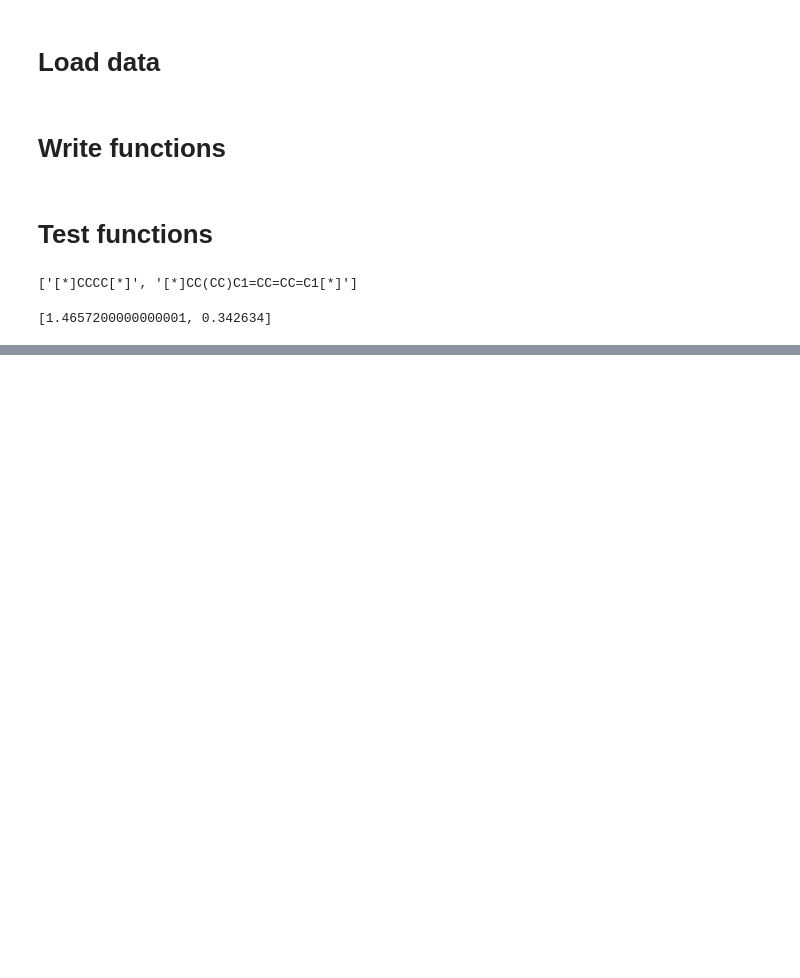
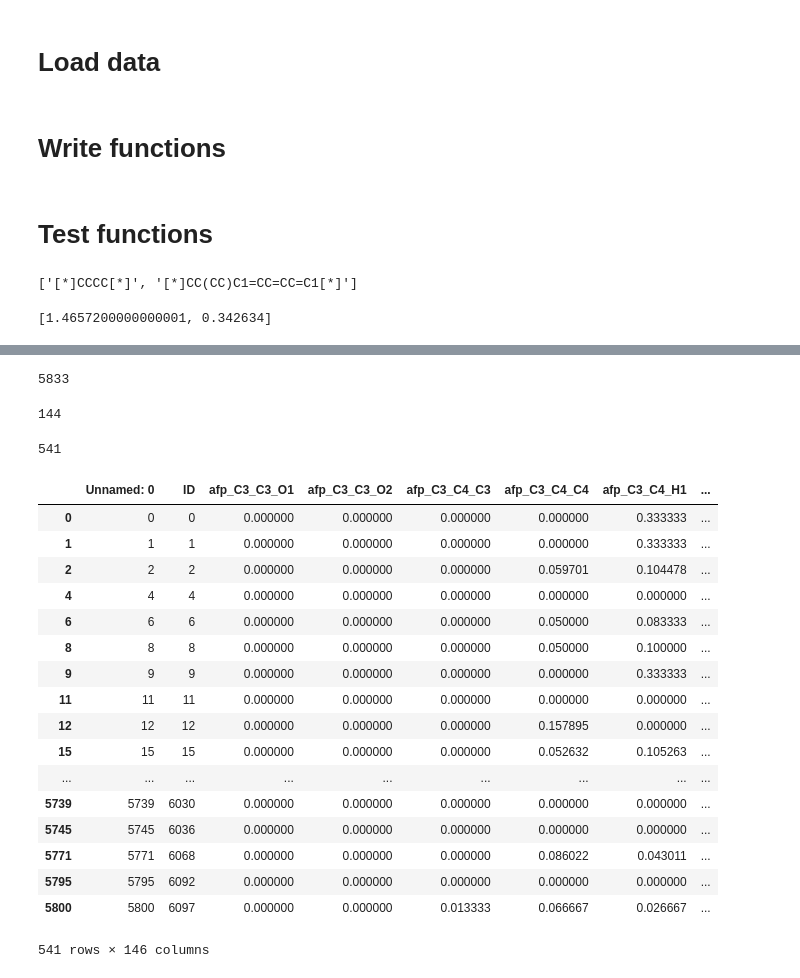
Before and after one commit to rishigurnani/g2g-personal, a Jupyter notebook: bg_score.ipynb, the cells around one changed output, grey strips where cells are left out. Saved outputs shown, nothing was run; the diff lists cells and outputs as text; code cells hidden in the pictures; blank space fills up the shorter version.

```diff
--- a/bg_score.ipynb
+++ b/bg_score.ipynb
@@ -131,0 +134,2 @@ get_pred()
+# %%
+fp_df = pd.read_csv('../g2g/polymers_trial3/lr_0.001_bs_8_depthT_3_depthG_3/results/fp_df_fixed.csv')
@@ -131,0 +146,37 @@ get_pred()
+# %%
+len(fp_df)
+# %% [output]
+5833
+# %%
+use_cols = [col for col in fp_df.keys() if col != 'ID' and 'Unnamed' not in col]
+# %%
+len(use_cols)
+# %% [output]
+144
+# %%
+fp_df.drop_duplicates(subset=use_cols, inplace=True)
+# %%
+len(fp_df)
+# %% [output]
+541
+# %%
+fp_df
+# %% [output]
+|  | Unnamed: 0 | ID | afp_C3_C3_O1 | afp_C3_C3_O2 | afp_C3_C4_C3 | afp_C3_C4_C4 | afp_C3_C4_H1 | ... |
+| 0 | 0 | 0 | 0.000000 | 0.000000 | 0.000000 | 0.000000 | 0.333333 | ... |
+| 1 | 1 | 1 | 0.000000 | 0.000000 | 0.000000 | 0.000000 | 0.333333 | ... |
+| 2 | 2 | 2 | 0.000000 | 0.000000 | 0.000000 | 0.059701 | 0.104478 | ... |
+| 4 | 4 | 4 | 0.000000 | 0.000000 | 0.000000 | 0.000000 | 0.000000 | ... |
+| 6 | 6 | 6 | 0.000000 | 0.000000 | 0.000000 | 0.050000 | 0.083333 | ... |
+| 8 | 8 | 8 | 0.000000 | 0.000000 | 0.000000 | 0.050000 | 0.100000 | ... |
+| 9 | 9 | 9 | 0.000000 | 0.000000 | 0.000000 | 0.000000 | 0.333333 | ... |
+| 11 | 11 | 11 | 0.000000 | 0.000000 | 0.000000 | 0.000000 | 0.000000 | ... |
+| 12 | 12 | 12 | 0.000000 | 0.000000 | 0.000000 | 0.157895 | 0.000000 | ... |
+| 15 | 15 | 15 | 0.000000 | 0.000000 | 0.000000 | 0.052632 | 0.105263 | ... |
+| ... | ... | ... | ... | ... | ... | ... | ... | ... |
+| 5739 | 5739 | 6030 | 0.000000 | 0.000000 | 0.000000 | 0.000000 | 0.000000 | ... |
+| 5745 | 5745 | 6036 | 0.000000 | 0.000000 | 0.000000 | 0.000000 | 0.000000 | ... |
+| 5771 | 5771 | 6068 | 0.000000 | 0.000000 | 0.000000 | 0.086022 | 0.043011 | ... |
+| 5795 | 5795 | 6092 | 0.000000 | 0.000000 | 0.000000 | 0.000000 | 0.000000 | ... |
+| 5800 | 5800 | 6097 | 0.000000 | 0.000000 | 0.013333 | 0.066667 | 0.026667 | ... |
+541 rows × 146 columns
```
Also changed, not shown: parts of 4 cells of this notebook, 4 other files.
